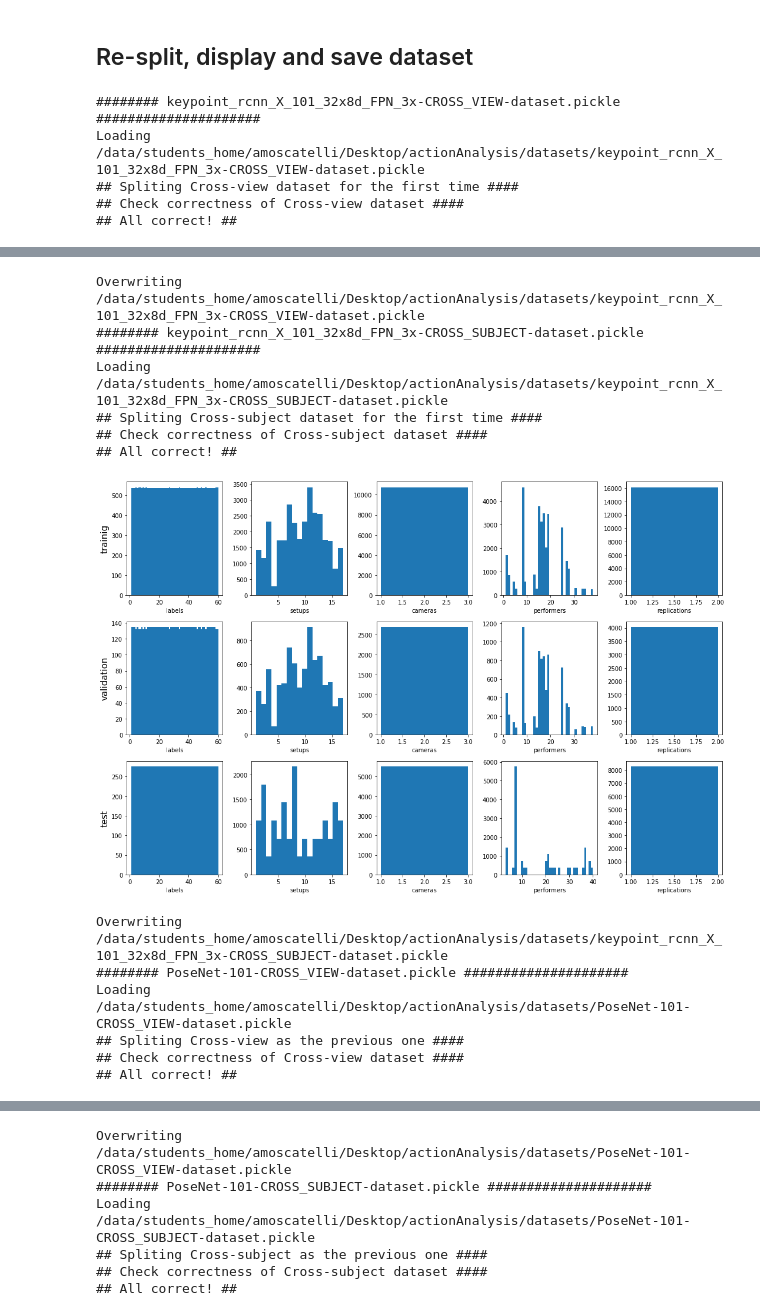
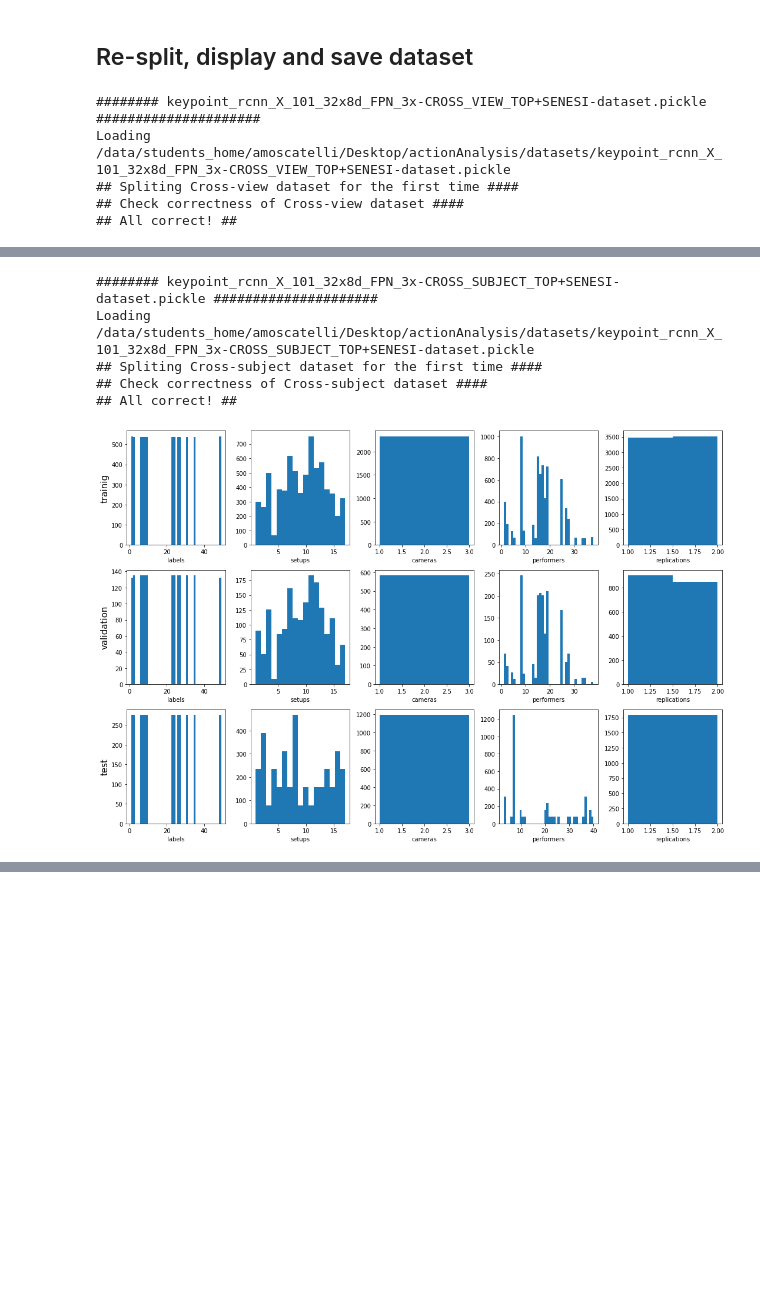
Before and after one commit to Andrea-moscatelli/tesiMagistrale, a Jupyter notebook: src/DatasetCreator.ipynb, the cells around one changed output, grey strips where cells are left out. Saved outputs shown, nothing was run; the diff lists cells and outputs as text; code cells hidden in the pictures; blank space fills up the shorter version.

```diff
--- a/src/DatasetCreator.ipynb
+++ b/src/DatasetCreator.ipynb
@@ -1476,15 +1464,15 @@ from sklearn.model_selection import StratifiedShuffleSplit
 
 VALIDATION_SET_PERCENTAGE = 0.20
 
-type_of_cross_subj_dataset = "CROSS_SUBJECT-dataset.pickle"
-type_of_cross_view_dataset = "CROSS_VIEW-dataset.pickle"
+type_of_cross_subj_dataset = "CROSS_SUBJECT_TOP+SENESI-dataset.pickle"
+type_of_cross_view_dataset = "CROSS_VIEW_TOP+SENESI-dataset.pickle"
 
 DATASET_FOLDER = "/data/students_home/amoscatelli/Desktop/actionAnalysis/datasets/"
 datasetNames = [
     "keypoint_rcnn_X_101_32x8d_FPN_3x-"+type_of_cross_view_dataset,
     "keypoint_rcnn_X_101_32x8d_FPN_3x-"+type_of_cross_subj_dataset,
-    "PoseNet-101-"+type_of_cross_view_dataset,
-    "PoseNet-101-"+type_of_cross_subj_dataset
+#     "PoseNet-101-"+type_of_cross_view_dataset,
+#     "PoseNet-101-"+type_of_cross_subj_dataset
 ]
 
 idx_training_CV = []
@@ -1503,7 +1491,7 @@ for datasetName in datasetNames:
     featuresTV, labelsTV, setupsTV, camerasTV, performersTV, replicationsTV = train_val_set
 
     ### CROSS VIEW splitting ######
-    if datasetName.endswith("-CROSS_VIEW-dataset.pickle"):
+    if datasetName.endswith(type_of_cross_view_dataset):
         ## splitting by piking always one frontal view among the 4 videos awailable (per setup-action-performer)
         ## and piking sa validation set half views from camera 2 and half view from camera 3
         if len(idx_training_CV) == 0:
@@ -1542,7 +1530,7 @@ for datasetName in datasetNames:
         idx_training = np.asarray(idx_training_CV)
 
     #### CROSS SUBJECT splitting ####
-    elif datasetName.endswith("-CROSS_SUBJECT-dataset.pickle"):
+    elif datasetName.endswith(type_of_cross_subj_dataset):
         ## splitting by different "moments"
         if len(idx_training_CS) == 0:
             print("## Spliting Cross-subject dataset for the first time ####")
@@ -1577,7 +1565,7 @@ for datasetName in datasetNames:
         trainSet[i] = train_val_set[i][idx_training]
 
     ## CHECK CORRECTNESS OF SPLITTING
-    if datasetName.endswith("-CROSS_VIEW-dataset.pickle"):
+    if datasetName.endswith(type_of_cross_view_dataset):
         print("## Check correctness of Cross-view dataset ####")
         trainMoments = [(trainSet[1][i],trainSet[2][i],trainSet[3][i],trainSet[4][i],trainSet[5][i]) for i in range(len(trainSet[0]))]
         valMoments = [(valSet[1][i],valSet[2][i],valSet[3][i],valSet[4][i],valSet[5][i]) for i in range(len(valSet[0]))]
@@ -1621,8 +1609,8 @@ for datasetName in datasetNames:
 #     with open(datasetPath, 'wb') as handle:
 #         pickle.dump((trainSet, valSet, read_test_set), handle, protocol=pickle.HIGHEST_PROTOCOL)
 # %% [output]
-######## keypoint_rcnn_X_101_32x8d_FPN_3x-CROSS_VIEW-dataset.pickle #####################
-Loading  /data/students_home/amoscatelli/Desktop/actionAnalysis/datasets/keypoint_rcnn_X_101_32x8d_FPN_3x-CROSS_VIEW-dataset.pickle
+######## keypoint_rcnn_X_101_32x8d_FPN_3x-CROSS_VIEW_TOP+SENESI-dataset.pickle #####################
+Loading  /data/students_home/amoscatelli/Desktop/actionAnalysis/datasets/keypoint_rcnn_X_101_32x8d_FPN_3x-CROSS_VIEW_TOP+SENESI-dataset.pickle
 ## Spliting Cross-view dataset for the first time ####
 ## Check correctness of Cross-view dataset ####
 ## All correct! ##
@@ -1630,13 +1618,6 @@ Loading  /data/students_home/amoscatelli/Desktop/actionAnalysis/datasets/keypoin
-Overwriting /data/students_home/amoscatelli/Desktop/actionAnalysis/datasets/keypoint_rcnn_X_101_32x8d_FPN_3x-CROSS_VIEW-dataset.pickle
-######## keypoint_rcnn_X_101_32x8d_FPN_3x-CROSS_SUBJECT-dataset.pickle #####################
-Loading  /data/students_home/amoscatelli/Desktop/actionAnalysis/datasets/keypoint_rcnn_X_101_32x8d_FPN_3x-CROSS_SUBJECT-dataset.pickle
+######## keypoint_rcnn_X_101_32x8d_FPN_3x-CROSS_SUBJECT_TOP+SENESI-dataset.pickle #####################
+Loading  /data/students_home/amoscatelli/Desktop/actionAnalysis/datasets/keypoint_rcnn_X_101_32x8d_FPN_3x-CROSS_SUBJECT_TOP+SENESI-dataset.pickle
 ## Spliting Cross-subject dataset for the first time ####
 ## Check correctness of Cross-subject dataset ####
 ## All correct! ##
-[figure, old version]
+[figure, new version]
-Overwriting /data/students_home/amoscatelli/Desktop/actionAnalysis/datasets/keypoint_rcnn_X_101_32x8d_FPN_3x-CROSS_SUBJECT-dataset.pickle
-######## PoseNet-101-CROSS_VIEW-dataset.pickle #####################
-Loading  /data/students_home/amoscatelli/Desktop/actionAnalysis/datasets/PoseNet-101-CROSS_VIEW-dataset.pickle
-## Spliting Cross-view as the previous one ####
-## Check correctness of Cross-view dataset ####
-## All correct! ##
@@ -1644,6 +1623,0 @@ Loading  /data/students_home/amoscatelli/Desktop/actionAnalysis/datasets/PoseNet
-Overwriting /data/students_home/amoscatelli/Desktop/actionAnalysis/datasets/PoseNet-101-CROSS_VIEW-dataset.pickle
-######## PoseNet-101-CROSS_SUBJECT-dataset.pickle #####################
-Loading  /data/students_home/amoscatelli/Desktop/actionAnalysis/datasets/PoseNet-101-CROSS_SUBJECT-dataset.pickle
-## Spliting Cross-subject as the previous one ####
-## Check correctness of Cross-subject dataset ####
-## All correct! ##
```
Also changed, not shown: parts of 3 cells of this notebook, 8 other files.
